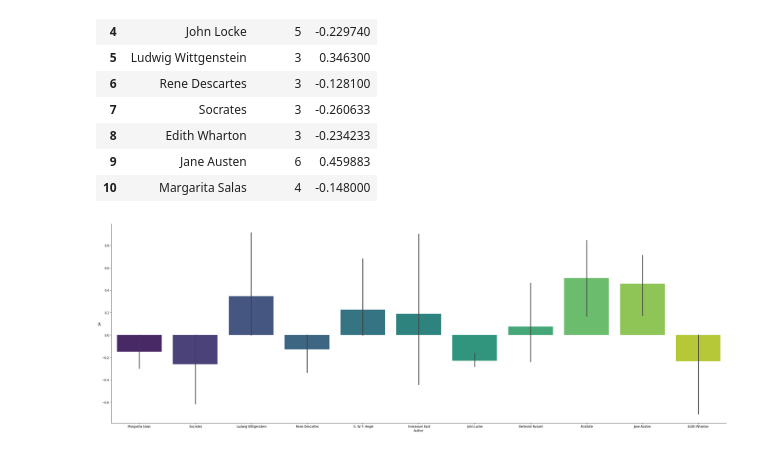
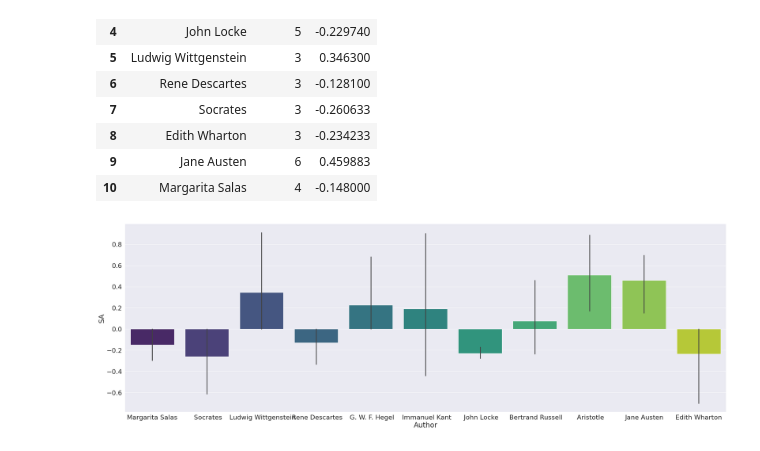
Before and after one commit to AnaAGG/P4_Api-sentiment-project, a Jupyter notebook: Notebooks/3. Sentimental_Analysis.ipynb, the cells around one changed output. Drawn from its saved outputs; the diff is of its cells as text; code cells hidden in the pictures.

```diff
--- a/Notebooks/3. Sentimental_Analysis.ipynb
+++ b/Notebooks/3. Sentimental_Analysis.ipynb
@@ -109,7 +193,7 @@ fig.savefig("Sentimental_Analysis.png")
 ###  Sentimental Analysis II
 Finally I have selected those authors who had more than two citations in the API and I will do a sentiment analysis by author
 # %%
-df2 = pd.read_csv("Data_SA.csv")
+df2 = pd.read_csv("../Output/Data_SA.csv")
 # %%
 df2['counts'] = df2.groupby('Author')['Author'].transform('count')
 df2_rep = df2[df2.counts >2]
@@ -169,8 +253,9 @@ df2_rep.groupby(('Author'), as_index=False).mean()
 | 9 | Jane Austen | 6 | 0.459883 |
 | 10 | Margarita Salas | 4 | -0.148000 |
 # %%
+sns.set(font_scale=2)
 fig2 = sns.catplot(x="Author", y="SA",  kind="bar", palette = "viridis",size=10, aspect=3, data=df2_rep)
 # %% [output]
-[figure, old version]
+[figure, new version]
 # %%
 fig2.savefig("Sentimental_Analysis_MostPopular.png")
```
Also changed, not shown: parts of 15 cells of this notebook, 2 other files.
